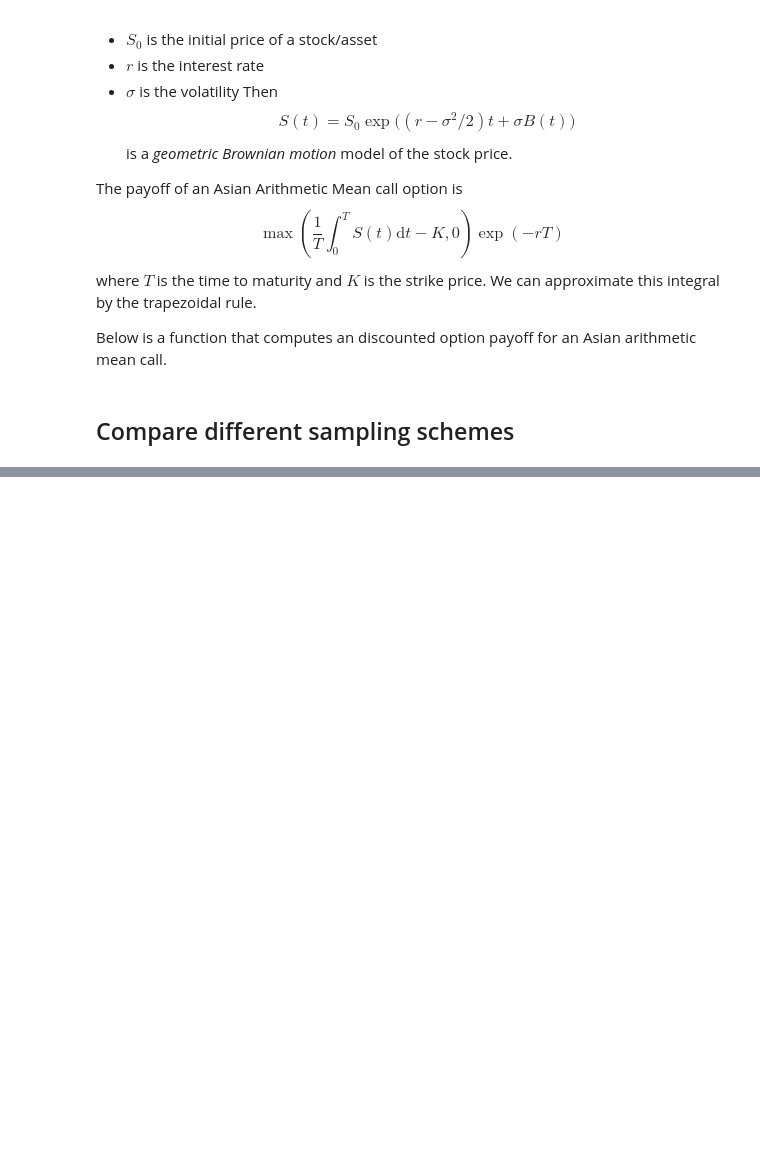
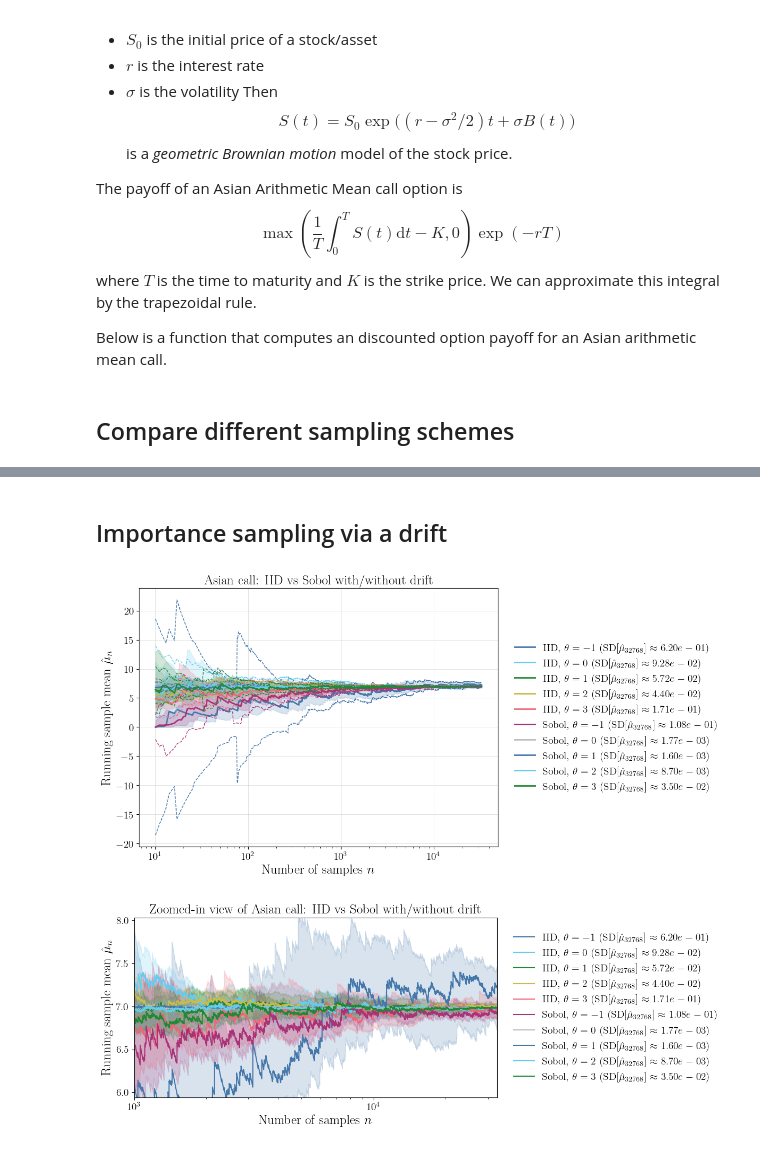
Before and after one commit to QMCSoftware/MATH565Fall2025, a Jupyter notebook: notebooks/AsianOptionExample.ipynb, the cells around one changed output, grey strips where cells are left out. Drawn from its saved outputs; the diff is of its cells as text; code cells hidden in the pictures; blank space fills up the shorter version.

```diff
--- a/notebooks/AsianOptionExample.ipynb
+++ b/notebooks/AsianOptionExample.ipynb
@@ -137,0 +202,9 @@ fig_zoom.tight_layout()
+# %% [markdown]
+## Importance sampling via a drift
+# %%
+title="Asian call: IID vs Sobol with/without drift"
+ax_IS, info_IS = plot_multiple_middle_half_sample_means(make_configs(drifts=[-1,0,1,2,3]), title=title)
+figIS, axIS = plot_zoomed_means(info_IS, n_right=n, title="Zoomed-in view of "+title)
+# %% [output]
+[figure, added]
+[figure, added]
```
Also changed, not shown: parts of 8 cells of this notebook, 2 other files.
